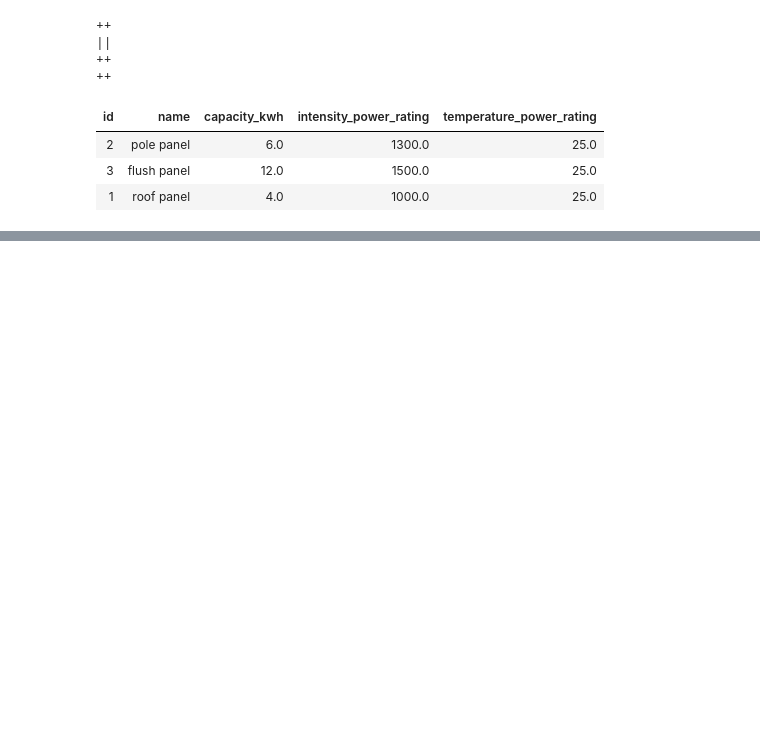
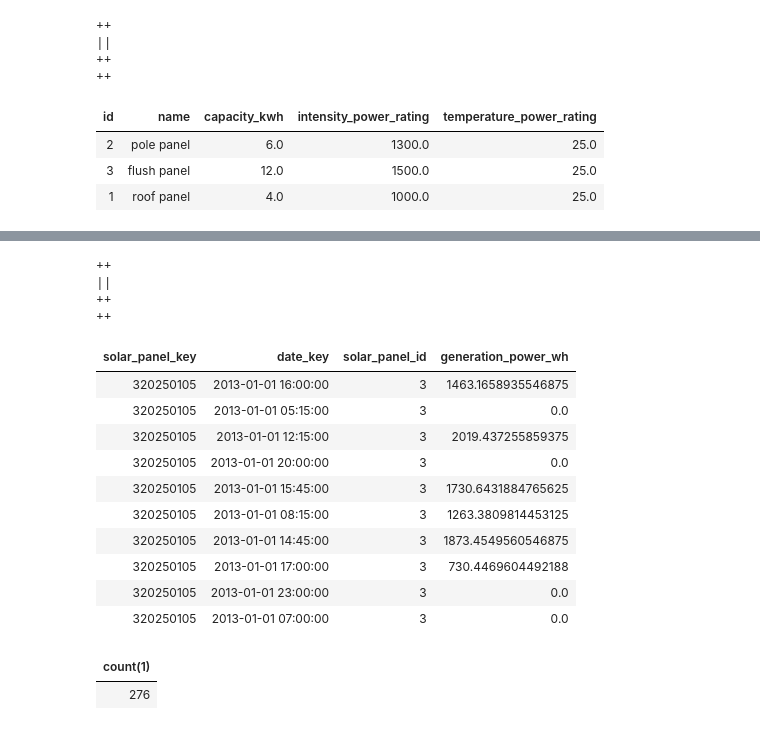
Before and after one commit to eslamdyab21/SolarX-Lakehouse, a Jupyter notebook: notebooks/wh_etl.ipynb, the cells around one changed output, grey strips where cells are left out. Saved outputs shown, nothing was run; the diff lists cells and outputs as text; code cells hidden in the pictures; blank space fills up the shorter version.

```diff
--- a/notebooks/wh_etl.ipynb
+++ b/notebooks/wh_etl.ipynb
@@ -906,2 +1119,50 @@ SELECT * FROM SolarX_WH.dim_solar_panel
+# %%
+%%sql
+
+MERGE INTO SolarX_WH.fact_solar_panel_power_readings AS target
+USING staging_temp_view AS source
+ON target.solar_panel_id = source.panel_id AND target.date_key = source.truncated_timestamp
+
+WHEN NOT MATCHED THEN
+    INSERT (solar_panel_key,
+            date_key,
+            solar_panel_id,
+            generation_power_wh
+
+    )
+    VALUES (source.solar_panel_key,
+            source.truncated_timestamp,
+            source.panel_id,
+            source.generation_power_wh
+    );
+# %% [output]
+++
+||
+++
+++
+# %%
+%%sql
+
+SELECT * FROM SolarX_WH.fact_solar_panel_power_readings LIMIT 10
+# %% [output]
+| solar_panel_key | date_key | solar_panel_id | generation_power_wh |
+| 320250105 | 2013-01-01 16:00:00 | 3 | 1463.1658935546875 |
+| 320250105 | 2013-01-01 05:15:00 | 3 | 0.0 |
+| 320250105 | 2013-01-01 12:15:00 | 3 | 2019.437255859375 |
+| 320250105 | 2013-01-01 20:00:00 | 3 | 0.0 |
+| 320250105 | 2013-01-01 15:45:00 | 3 | 1730.6431884765625 |
+| 320250105 | 2013-01-01 08:15:00 | 3 | 1263.3809814453125 |
+| 320250105 | 2013-01-01 14:45:00 | 3 | 1873.4549560546875 |
+| 320250105 | 2013-01-01 17:00:00 | 3 | 730.4469604492188 |
+| 320250105 | 2013-01-01 23:00:00 | 3 | 0.0 |
+| 320250105 | 2013-01-01 07:00:00 | 3 | 0.0 |
+# %%
+%%sql
+
+-- 276 --> 3*92, 92 record for each panel for day 1
+SELECT COUNT(*) FROM SolarX_WH.fact_solar_panel_power_readings
+# %% [output]
+| count(1) |
+| 276 |
 # %%
 spark.stop()
```
Also changed, not shown: parts of 13 cells of this notebook.
